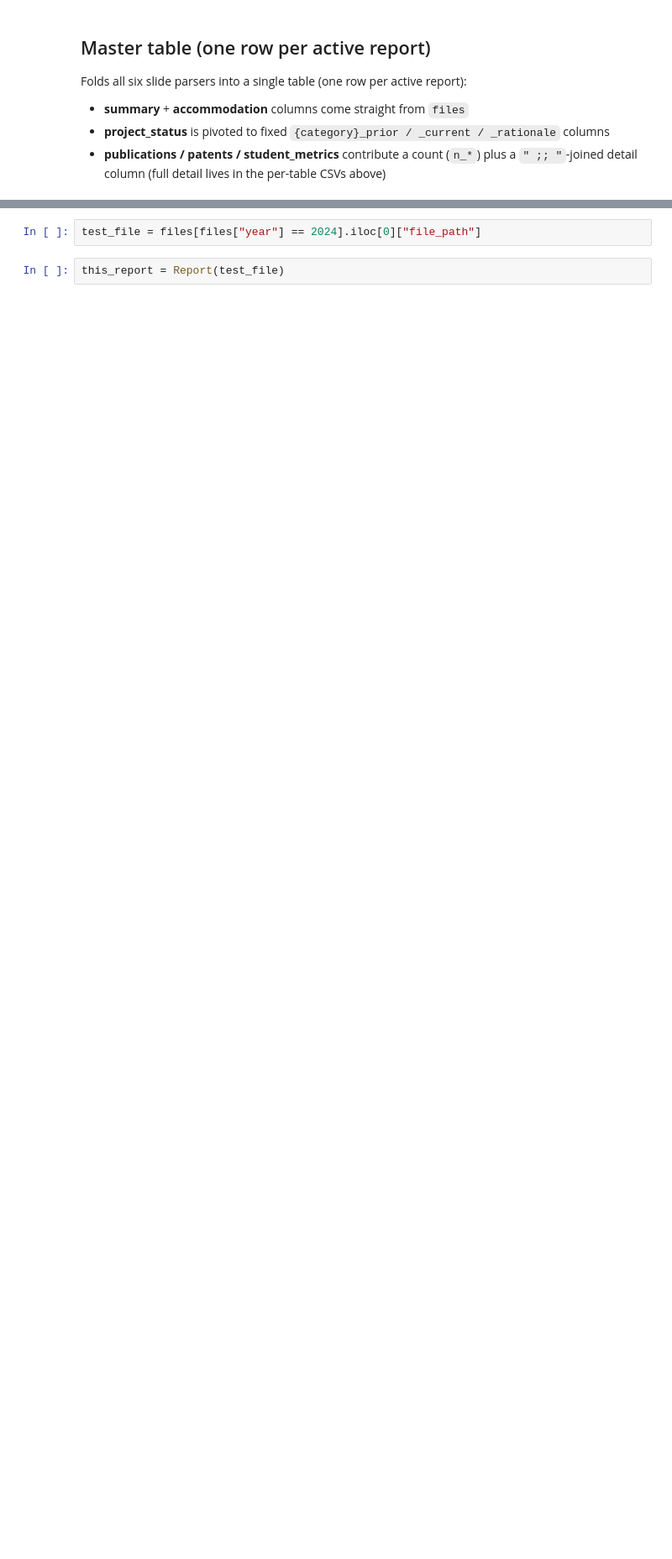
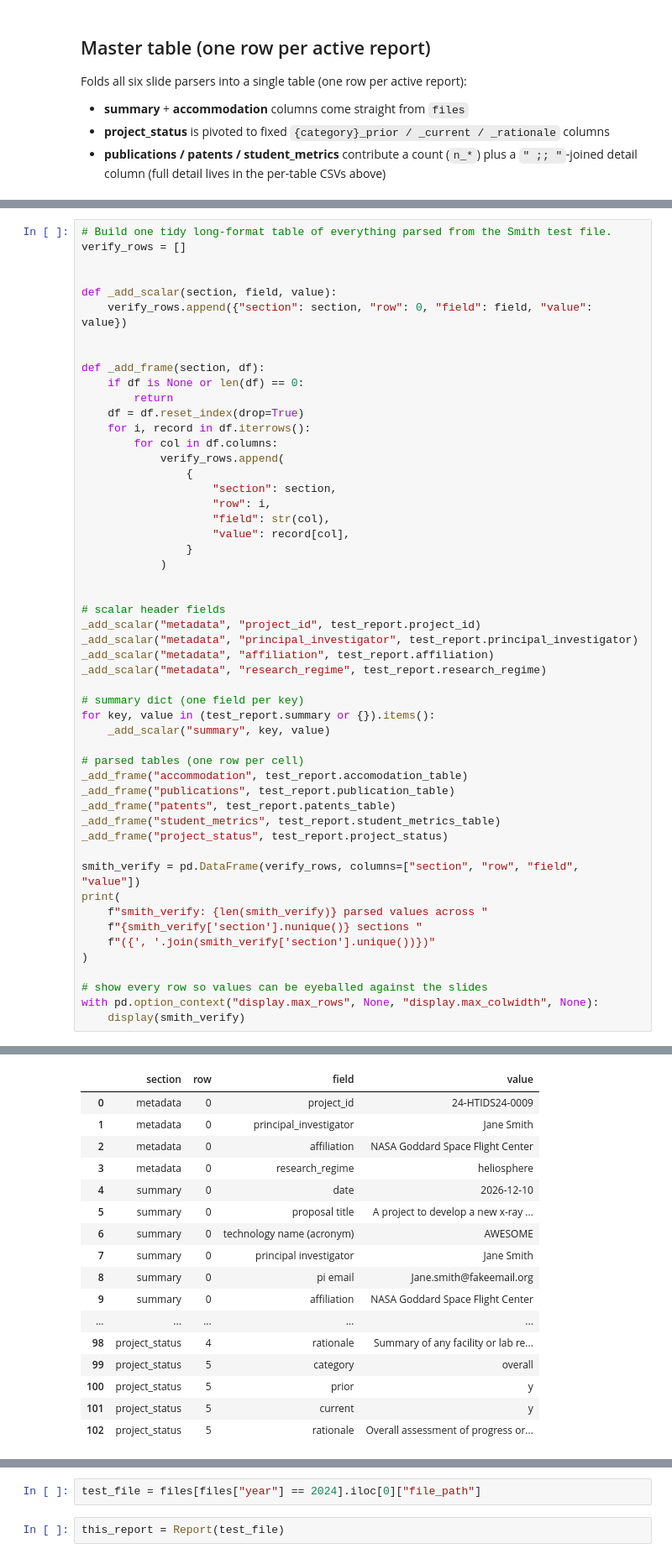
Before and after one commit to ShaunHoffmann/hestodb, a Jupyter notebook: hesto_uv_notebook.ipynb, the cells around one changed output, grey strips where cells are left out. Shown at 84% size. Cells and saved outputs as stored; diff of their text form; blank space fills up the shorter version.

```diff
--- a/hesto_uv_notebook.ipynb
+++ b/hesto_uv_notebook.ipynb
@@ -273,0 +243,53 @@ combined
+# %%
+# Build one tidy long-format table of everything parsed from the Smith test file.
+verify_rows = []
+
+
+def _add_scalar(section, field, value):
+    verify_rows.append({"section": section, "row": 0, "field": field, "value": value})
+
+
+def _add_frame(section, df):
+    if df is None or len(df) == 0:
+        return
+    df = df.reset_index(drop=True)
+    for i, record in df.iterrows():
+        for col in df.columns:
+            verify_rows.append(
+                {
+                    "section": section,
+                    "row": i,
+                    "field": str(col),
+                    "value": record[col],
+                }
+            )
+
+
+# scalar header fields
+_add_scalar("metadata", "project_id", test_report.project_id)
+_add_scalar("metadata", "principal_investigator", test_report.principal_investigator)
+_add_scalar("metadata", "affiliation", test_report.affiliation)
+_add_scalar("metadata", "research_regime", test_report.research_regime)
+
+# summary dict (one field per key)
+for key, value in (test_report.summary or {}).items():
+    _add_scalar("summary", key, value)
+
+# parsed tables (one row per cell)
+_add_frame("accommodation", test_report.accomodation_table)
+_add_frame("publications", test_report.publication_table)
+_add_frame("patents", test_report.patents_table)
+_add_frame("student_metrics", test_report.student_metrics_table)
+_add_frame("project_status", test_report.project_status)
+
+smith_verify = pd.DataFrame(verify_rows, columns=["section", "row", "field", "value"])
+print(
+    f"smith_verify: {len(smith_verify)} parsed values across "
+    f"{smith_verify['section'].nunique()} sections "
+    f"({', '.join(smith_verify['section'].unique())})"
+)
+
+# show every row so values can be eyeballed against the slides
+with pd.option_context("display.max_rows", None, "display.max_colwidth", None):
+    display(smith_verify)
+# %% [output]
@@ -274,3 +297,20 @@ combined
+|  | section | row | field | value |
+| 0 | metadata | 0 | project_id | 24-HTIDS24-0009 |
+| 1 | metadata | 0 | principal_investigator | Jane Smith |
+| 2 | metadata | 0 | affiliation | NASA Goddard Space Flight Center |
+| 3 | metadata | 0 | research_regime | heliosphere |
+| 4 | summary | 0 | date | 2026-12-10 |
+| 5 | summary | 0 | proposal title | A project to develop a new x-ray ... |
+| 6 | summary | 0 | technology name (acronym) | AWESOME |
+| 7 | summary | 0 | principal investigator | Jane Smith |
+| 8 | summary | 0 | pi email | Jane.smith@fakeemail.org |
+| 9 | summary | 0 | affiliation | NASA Goddard Space Flight Center |
+| ... | ... | ... | ... | ... |
+| 98 | project_status | 4 | rationale | Summary of any facility or lab re... |
+| 99 | project_status | 5 | category | overall |
+| 100 | project_status | 5 | prior | y |
+| 101 | project_status | 5 | current | y |
+| 102 | project_status | 5 | rationale | Overall assessment of progress or... |
 # %%
 files[files["year"] == 2024]
 # %% [output]
```
Also changed, not shown: parts of 19 cells of this notebook, 1 other file.
